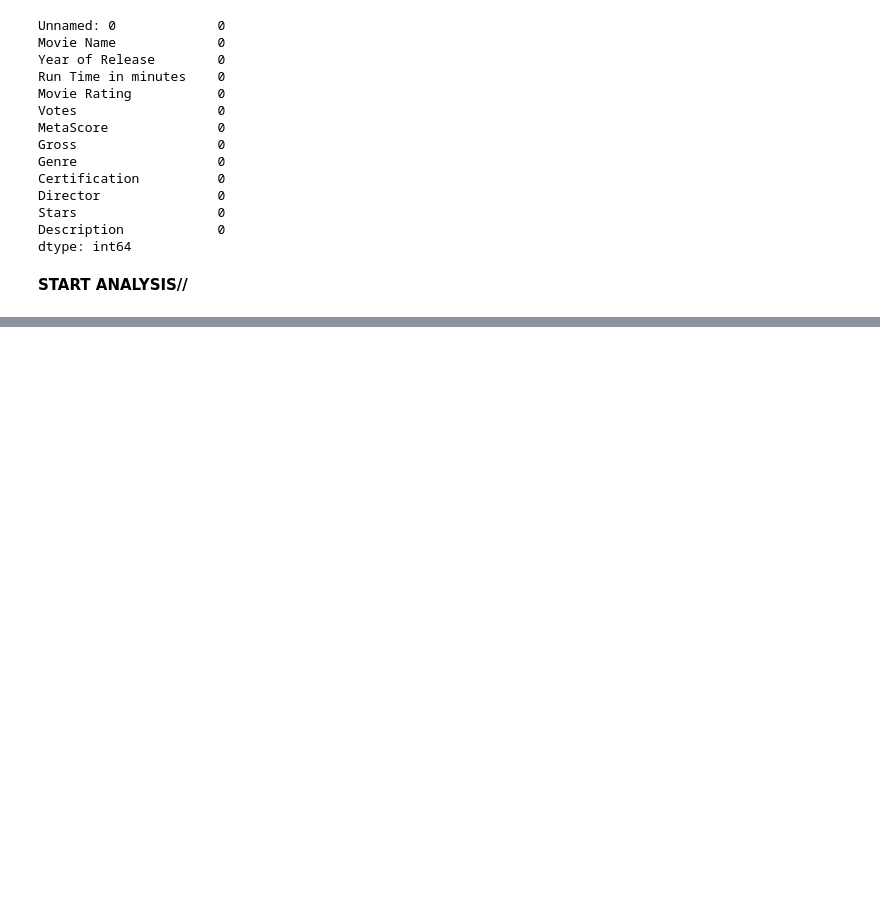
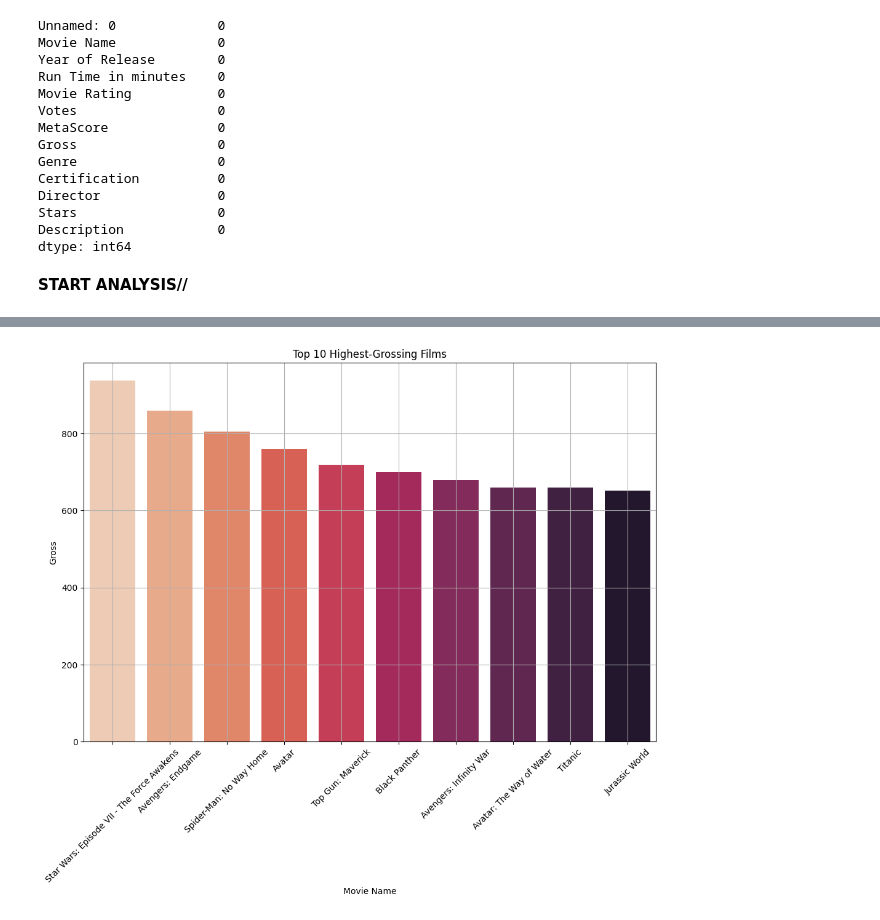
Before and after one commit to trizyx/IMDB-Data-analysis, a Jupyter notebook: Untitled3.ipynb, the cells around one changed output, grey strips where cells are left out. Saved outputs shown, nothing was run; the diff lists cells and outputs as text; code cells hidden in the pictures; blank space fills up the shorter version.

```diff
--- a/Untitled3.ipynb
+++ b/Untitled3.ipynb
@@ -103,0 +108,19 @@ sns.scatterplot(data=df, x="Gross", y="Movie Rating")
+# %%
+# Sort films
+gross_counts = df.nlargest(10, 'Gross')[['Movie Name', 'Gross']]
+
+# Graphic
+plt.figure(figsize=(12, 8))
+sns.barplot(x='Movie Name', y='Gross', data=gross_counts.head(10), palette='rocket_r')
+
+# Add labels and title
+plt.xlabel('Movie Name')
+plt.ylabel('Gross')
+plt.title('Top 10 Highest-Grossing Films')
+plt.xticks(rotation=45)
+
+# Show plot
+plt.grid(True)
+plt.show()
+# %% [output]
+[figure, added]
```
Also changed, not shown: parts of 3 cells of this notebook.
